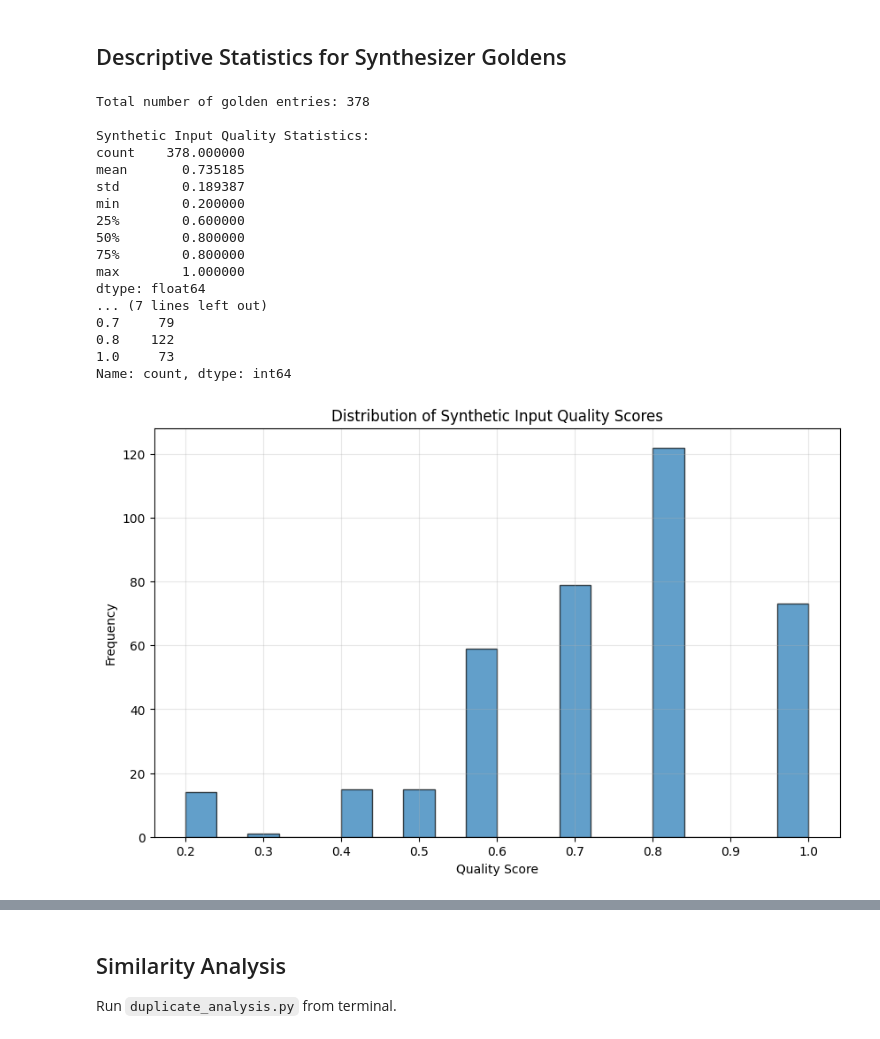
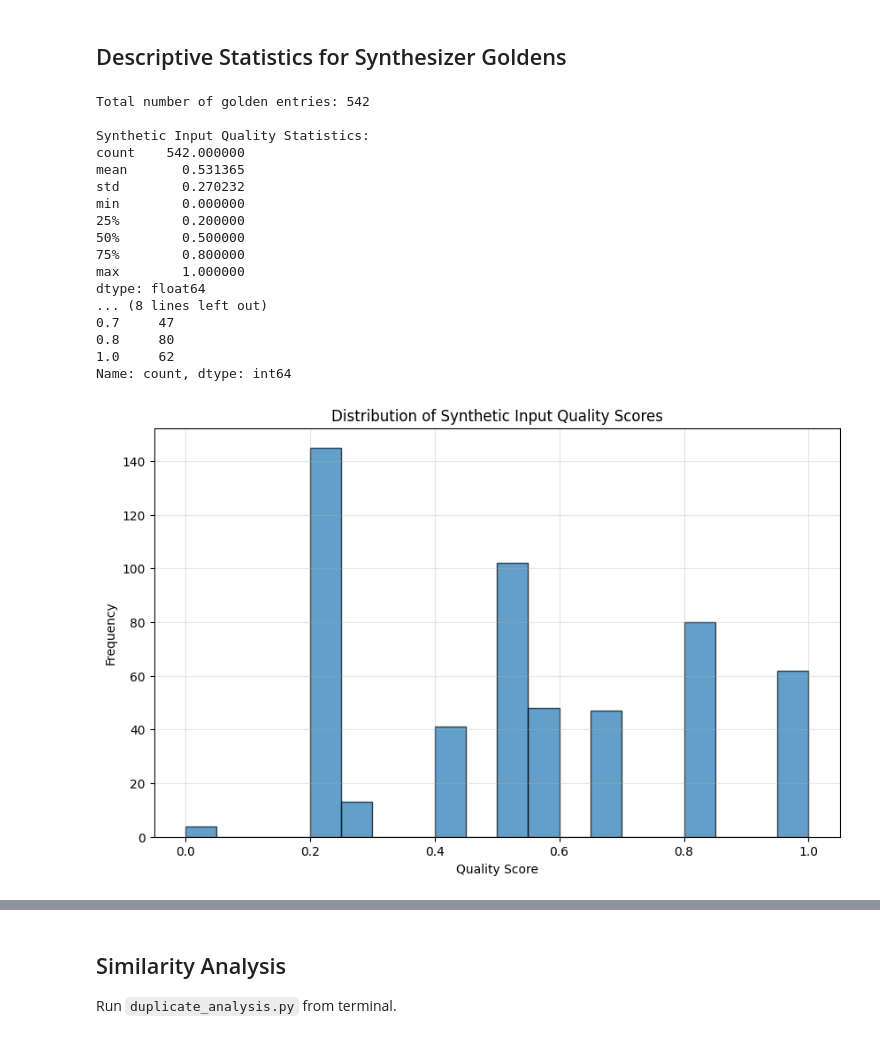
Before and after one commit to felixsc1/DeepEvalTests, a Jupyter notebook: 2_post_process_goldens.ipynb, the cells around one changed output, grey strips where cells are left out. Drawn from its saved outputs; the diff is of its cells as text; code cells hidden in the pictures.

Commit message:
multicontext golden generation finished

```diff
--- a/2_post_process_goldens.ipynb
+++ b/2_post_process_goldens.ipynb
@@ -1,5 +1,8 @@
 # %% [markdown]
 ## Descriptive Statistics for Synthesizer Goldens
+# %%
+# golden_dataset = "synthetic_dataset_with_urls.json"
+golden_dataset = "multicontext_goldens.json"
 # %%
 import json
 import pandas as pd
@@ -8,51 +11,51 @@ from collections import Counter
 import numpy as np
 
 # Load the synthetic dataset
-with open('synthetic_dataset_with_urls.json', 'r') as f:
+with open(golden_dataset, 'r') as f:
     data = json.load(f)
 
 print(f"Total number of golden entries: {len(data)}")
 
 # Extract synthetic_input_quality scores
 quality_scores = [entry['additional_metadata']['synthetic_input_quality'] for entry in data]
 
 # Convert to pandas Series for easier analysis
 quality_series = pd.Series(quality_scores)
 
 print("\nSynthetic Input Quality Statistics:")
 print(quality_series.describe())
 
 # Distribution analysis
 print("\nQuality Score Distribution:")
 print(quality_series.value_counts().sort_index())
 
 # Create histogram
 plt.figure(figsize=(10, 6))
 plt.hist(quality_scores, bins=20, edgecolor='black', alpha=0.7)
 plt.title('Distribution of Synthetic Input Quality Scores')
 plt.xlabel('Quality Score')
 plt.ylabel('Frequency')
 plt.grid(True, alpha=0.3)
 plt.show()
 # %% [output]
-Total number of golden entries: 378
+Total number of golden entries: 542
 
 Synthetic Input Quality Statistics:
-count    378.000000
-mean       0.735185
-std        0.189387
-min        0.200000
-25%        0.600000
-50%        0.800000
+count    542.000000
+mean       0.531365
+std        0.270232
+min        0.000000
+25%        0.200000
+50%        0.500000
 75%        0.800000
 max        1.000000
 dtype: float64
-... (7 lines left out)
-0.7     79
-0.8    122
-1.0     73
+... (8 lines left out)
+0.7     47
+0.8     80
+1.0     62
 Name: count, dtype: int64
-[figure, old version]
+[figure, new version]
 # %%
 # Function to calculate remaining entries at different quality cutoffs
 def analyze_quality_cutoffs(data, cutoffs=None):
```
Also changed, not shown: parts of 3 cells of this notebook, 9 other files.
